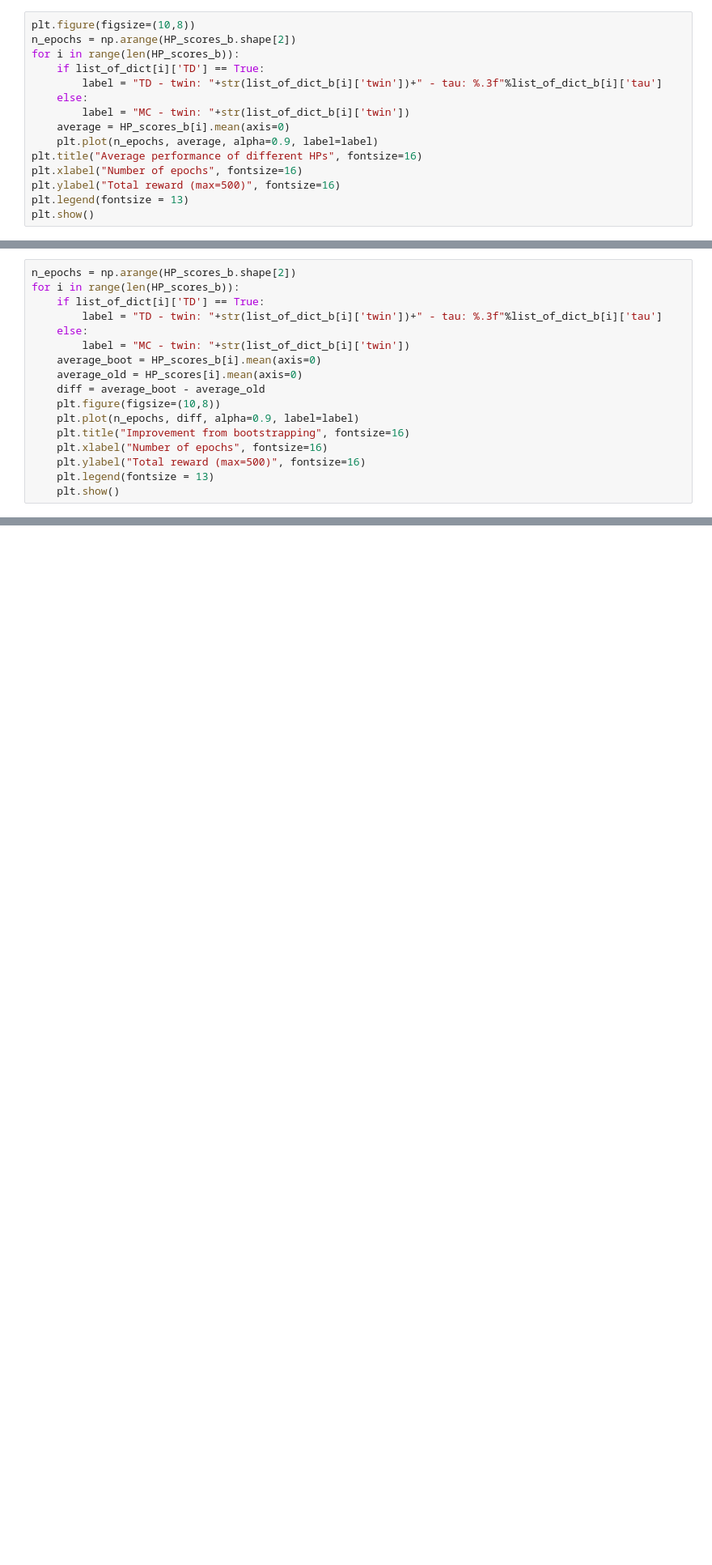
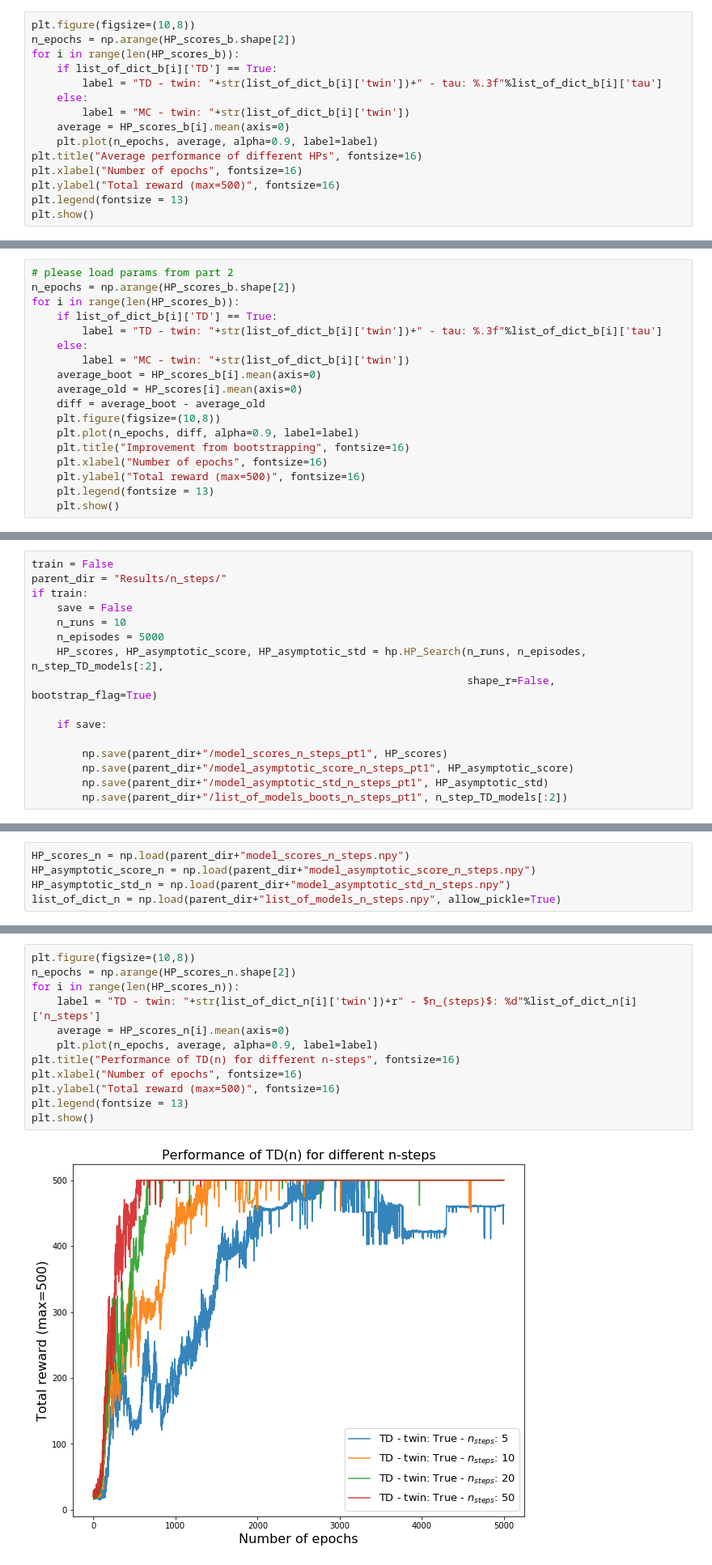
Before and after one commit to nicoladainese96/Policy-based-RL, a Jupyter notebook: cartpole_HP_tuning.ipynb, the cells around one changed output, grey strips where cells are left out. Shown: that part at 81% size. Saved outputs shown, nothing was run; the diff lists cells and outputs as text; blank space fills up the shorter version.

Commit message:
Cleaned code and results for cartpole_HP_tuning notebook

```diff
--- a/cartpole_HP_tuning.ipynb
+++ b/cartpole_HP_tuning.ipynb
@@ -439,7 +393,7 @@ list_of_dict_b = np.concatenate((list_of_dict1, list_of_dict2))
 plt.figure(figsize=(10,8))
 n_epochs = np.arange(HP_scores_b.shape[2])
 for i in range(len(HP_scores_b)):
-    if list_of_dict[i]['TD'] == True:
+    if list_of_dict_b[i]['TD'] == True:
         label = "TD - twin: "+str(list_of_dict_b[i]['twin'])+" - tau: %.3f"%list_of_dict_b[i]['tau']
     else:
         label = "MC - twin: "+str(list_of_dict_b[i]['twin'])
@@ -453,9 +407,10 @@ plt.show()
 # %% [output]
 [figure]
 # %%
+# please load params from part 2
 n_epochs = np.arange(HP_scores_b.shape[2])
 for i in range(len(HP_scores_b)):
-    if list_of_dict[i]['TD'] == True:
+    if list_of_dict_b[i]['TD'] == True:
         label = "TD - twin: "+str(list_of_dict_b[i]['twin'])+" - tau: %.3f"%list_of_dict_b[i]['tau']
     else:
         label = "MC - twin: "+str(list_of_dict_b[i]['twin'])
@@ -478,0 +478,16 @@ for i in range(len(HP_scores_b)):
+# %%
+train = False
+parent_dir = "Results/n_steps/"
+if train:
+    save = False
+    n_runs = 10
+    n_episodes = 5000
+    HP_scores, HP_asymptotic_score, HP_asymptotic_std = hp.HP_Search(n_runs, n_episodes, n_step_TD_models[:2],
+                                                                     shape_r=False, bootstrap_flag=True)
+
+    if save:
+
+        np.save(parent_dir+"/model_scores_n_steps_pt1", HP_scores)
+        np.save(parent_dir+"/model_asymptotic_score_n_steps_pt1", HP_asymptotic_score)
+        np.save(parent_dir+"/model_asymptotic_std_n_steps_pt1", HP_asymptotic_std)
+        np.save(parent_dir+"/list_of_models_boots_n_steps_pt1", n_step_TD_models[:2])
@@ -478,0 +498,5 @@ for i in range(len(HP_scores_b)):
+# %%
+HP_scores_n = np.load(parent_dir+"model_scores_n_steps.npy")
+HP_asymptotic_score_n = np.load(parent_dir+"model_asymptotic_score_n_steps.npy")
+HP_asymptotic_std_n = np.load(parent_dir+"model_asymptotic_std_n_steps.npy")
+list_of_dict_n = np.load(parent_dir+"list_of_models_n_steps.npy", allow_pickle=True)
@@ -478,0 +513,14 @@ for i in range(len(HP_scores_b)):
+# %%
+plt.figure(figsize=(10,8))
+n_epochs = np.arange(HP_scores_n.shape[2])
+for i in range(len(HP_scores_n)):
+    label = "TD - twin: "+str(list_of_dict_n[i]['twin'])+r" - $n_{steps}$: %d"%list_of_dict_n[i]['n_steps']
+    average = HP_scores_n[i].mean(axis=0)
+    plt.plot(n_epochs, average, alpha=0.9, label=label)
+plt.title("Performance of TD(n) for different n-steps", fontsize=16)
+plt.xlabel("Number of epochs", fontsize=16)
+plt.ylabel("Total reward (max=500)", fontsize=16)
+plt.legend(fontsize = 13)
+plt.show()
+# %% [output]
+[figure, added]
```
Also changed, not shown: parts of 29 cells of this notebook, 34 other files.
